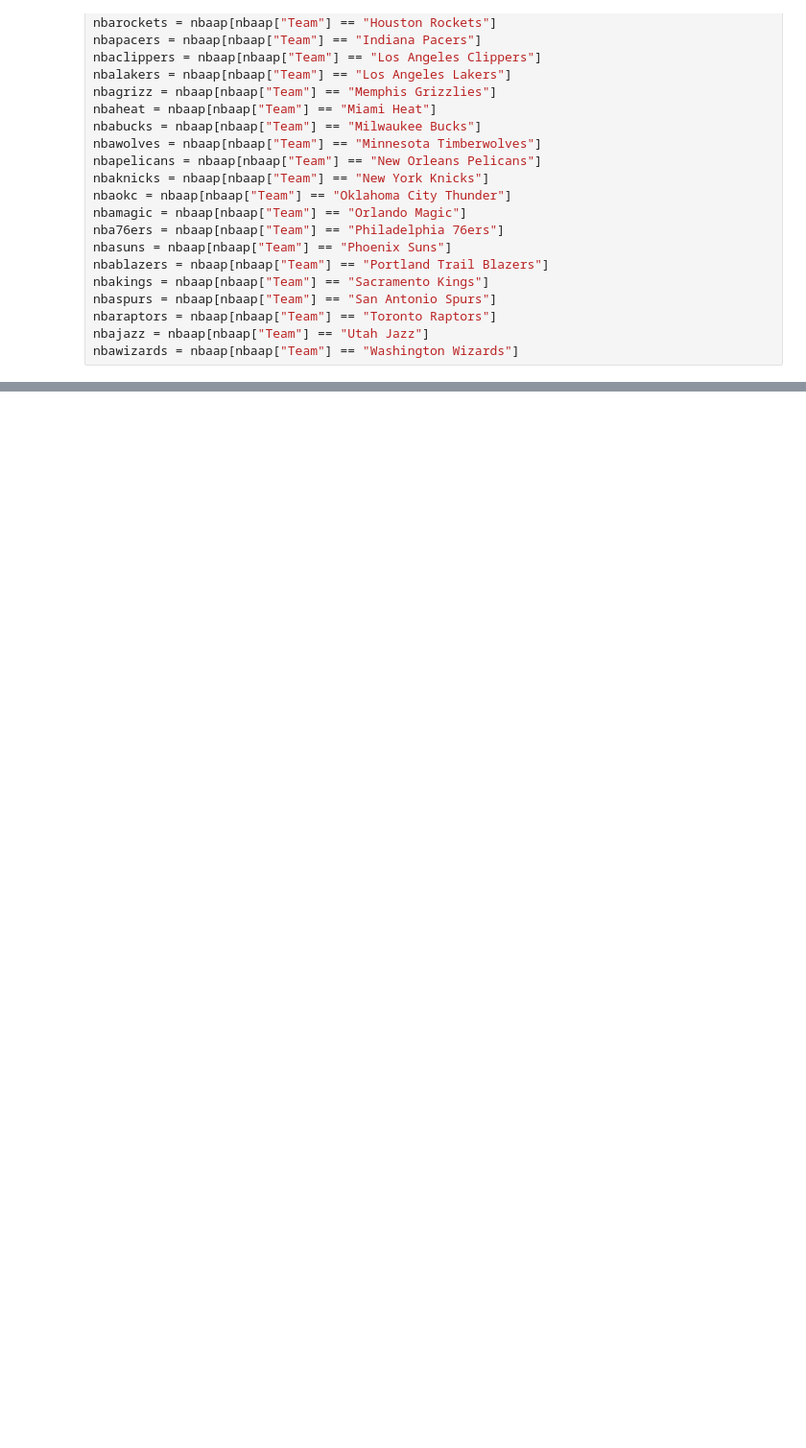
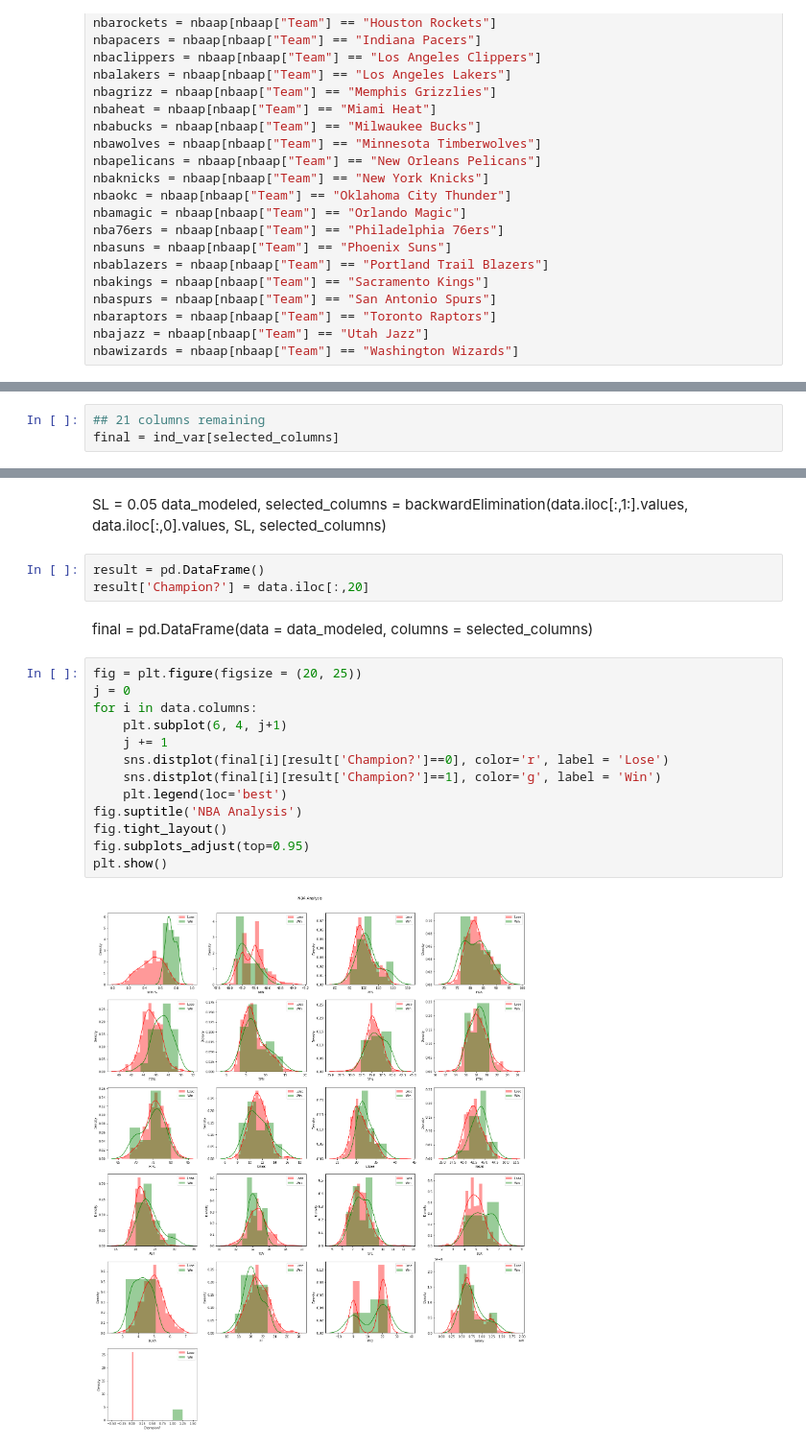
Before and after one commit to rwadswo12/CS504-004-Final-Project, a Jupyter notebook: nbamodel.ipynb, the cells around one changed output, grey strips where cells are left out. Shown: that part at 96% size. Saved outputs shown, nothing was run; the diff lists cells and outputs as text; blank space fills up the shorter version.

```diff
--- a/nbamodel.ipynb
+++ b/nbamodel.ipynb
@@ -101,0 +138,3 @@ nbawizards = nbaap[nbaap["Team"] == "Washington Wizards"]
+# %%
+## 21 columns remaining
+final = ind_var[selected_columns]
@@ -101,0 +158,23 @@ nbawizards = nbaap[nbaap["Team"] == "Washington Wizards"]
+# %% [markdown]
+SL = 0.05
+data_modeled, selected_columns = backwardElimination(data.iloc[:,1:].values, data.iloc[:,0].values, SL, selected_columns)
+# %%
+result = pd.DataFrame()
+result['Champion?'] = data.iloc[:,20]
+# %% [markdown]
+final = pd.DataFrame(data = data_modeled, columns = selected_columns)
+# %%
+fig = plt.figure(figsize = (20, 25))
+j = 0
+for i in data.columns:
+    plt.subplot(6, 4, j+1)
+    j += 1
+    sns.distplot(final[i][result['Champion?']==0], color='r', label = 'Lose')
+    sns.distplot(final[i][result['Champion?']==1], color='g', label = 'Win')
+    plt.legend(loc='best')
+fig.suptitle('NBA Analysis')
+fig.tight_layout()
+fig.subplots_adjust(top=0.95)
+plt.show()
+# %% [output]
+[figure, added]
```
Also changed, not shown: parts of 6 cells of this notebook.
